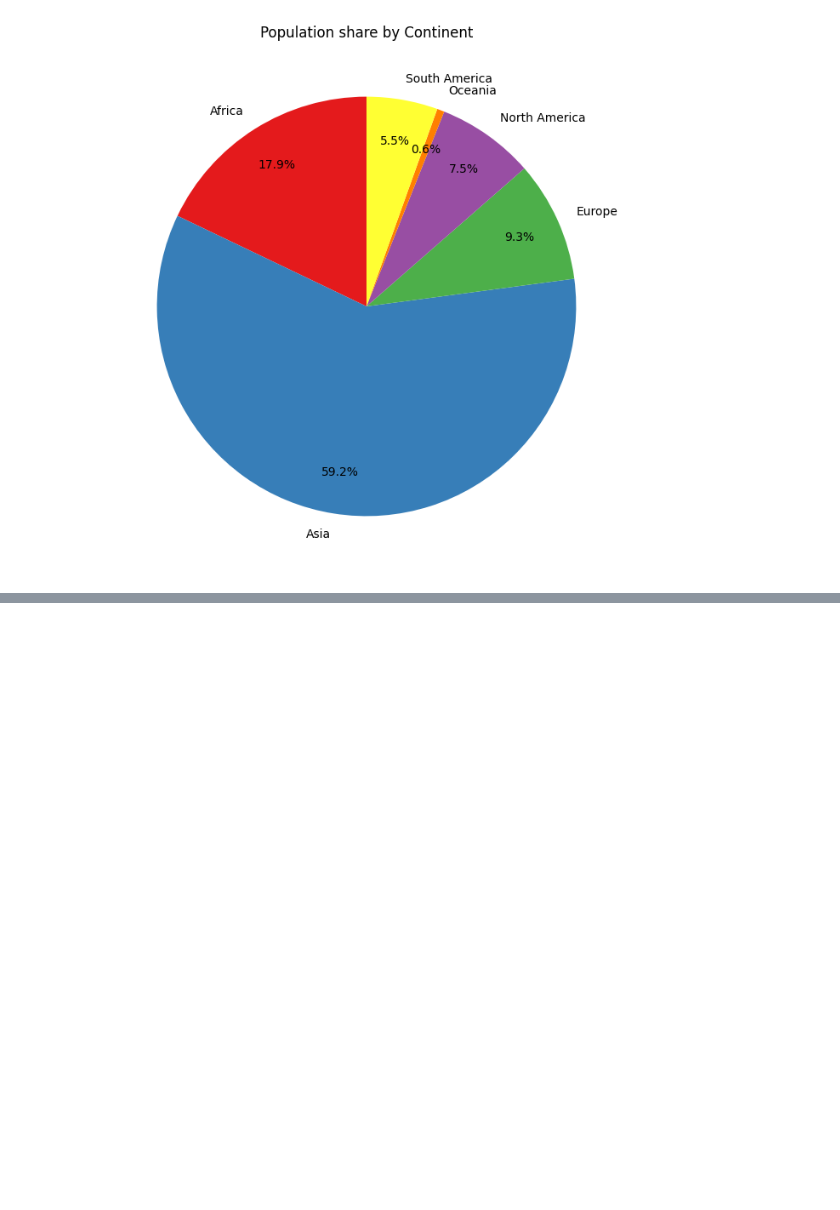
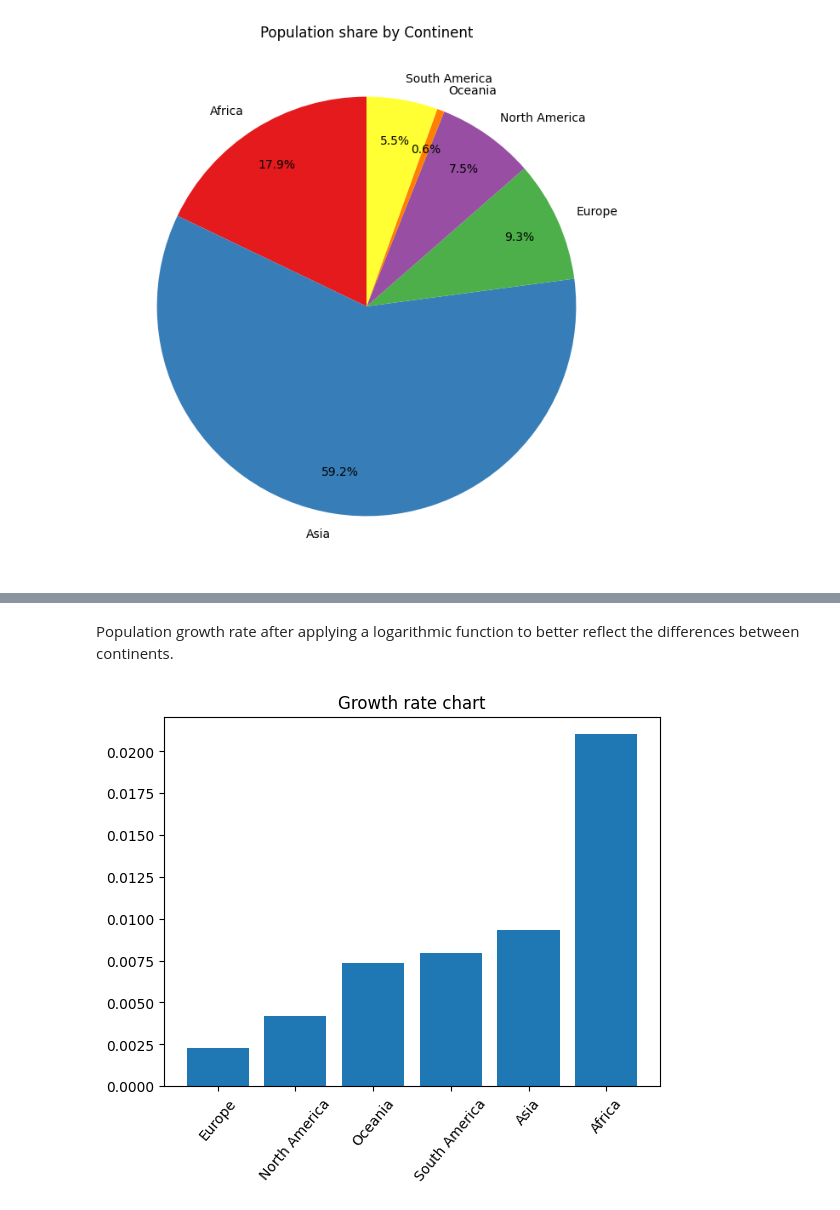
Before and after one commit to JanKotynia/Python_World_Population_Analysis, a Jupyter notebook: WorldPopulationAnalytics.ipynb, the cells around one changed output, grey strips where cells are left out. Cells and saved outputs as stored; diff of their text form; code cells hidden in the pictures; blank space fills up the shorter version.

```diff
--- a/WorldPopulationAnalytics.ipynb
+++ b/WorldPopulationAnalytics.ipynb
@@ -211,0 +226,13 @@ plt.show()
+# %%
+growthRateDf = df[['Continent','Growth Rate']].groupby("Continent").mean().sort_values(by='Growth Rate')
+# %%
+growthRateDf = np.log(growthRateDf)
+# %% [markdown]
+Population growth rate after applying a logarithmic function to better reflect the differences between continents.
+# %%
+plt.bar(growthRateDf.index, growthRateDf['Growth Rate'])
+plt.xticks(rotation=50)
+plt.title("Growth rate chart")
+plt.show()
+# %% [output]
+[figure, added]
```
Also changed, not shown: parts of 3 cells of this notebook.
